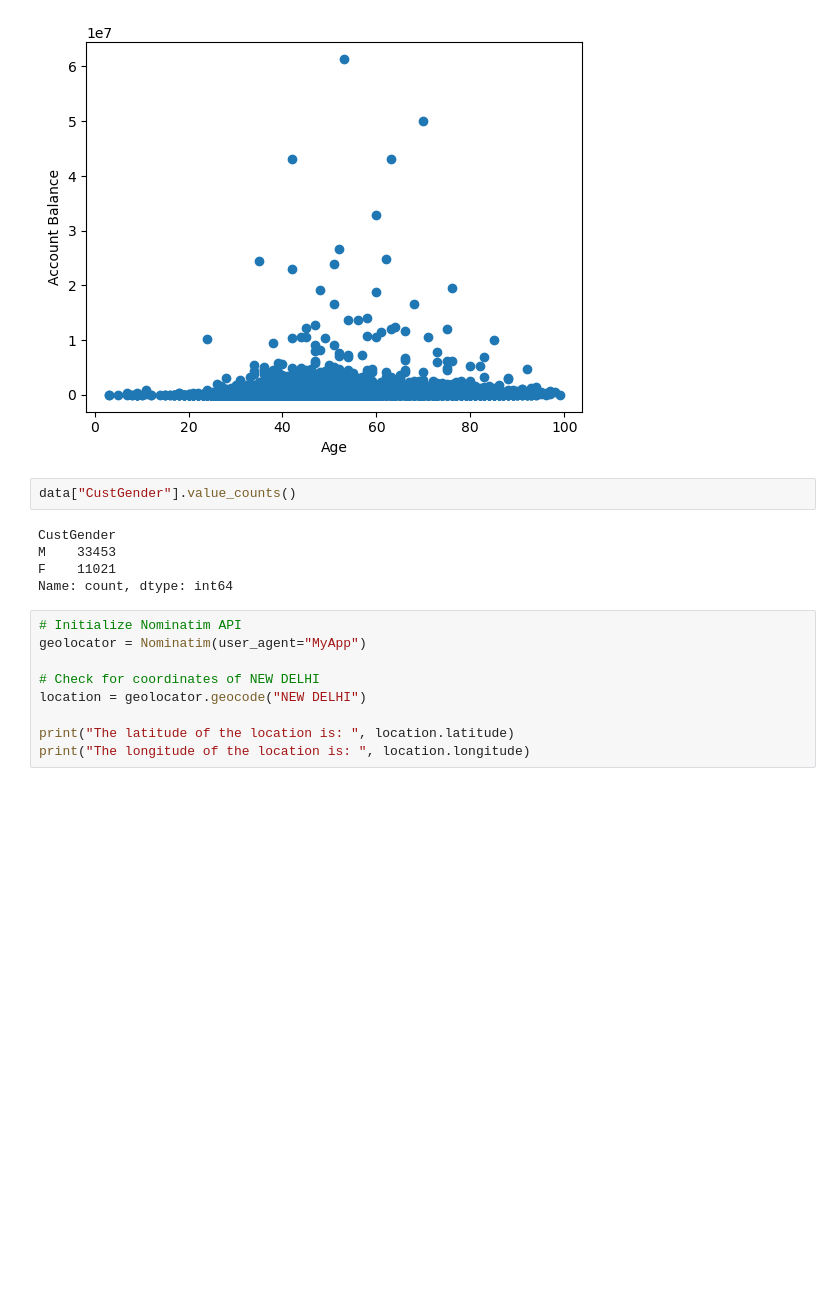
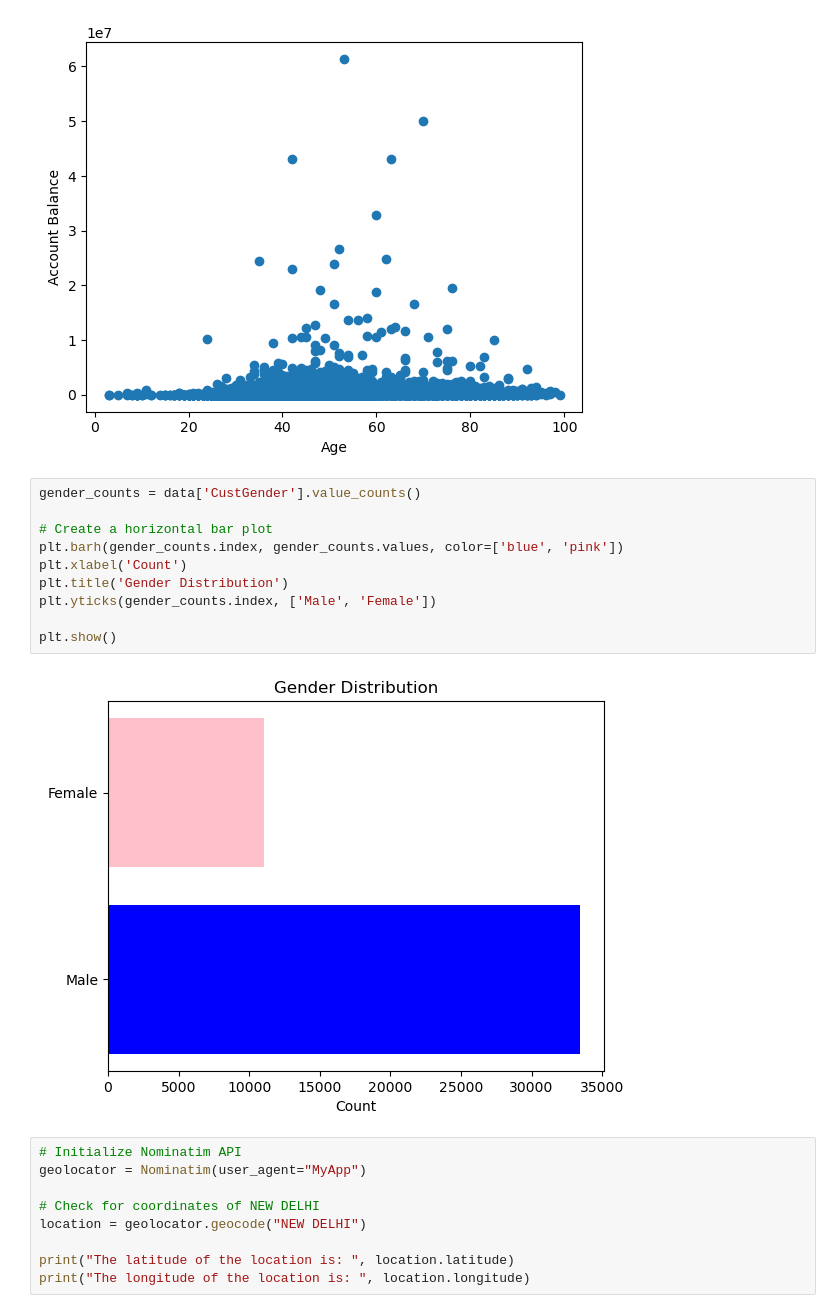
Before and after one commit to AdmirPapic/bank_customers, a Jupyter notebook: data_analysis.ipynb, the cells around one changed output. Cells and saved outputs as stored; diff of their text form; blank space fills up the shorter version.

```diff
--- a/data_analysis.ipynb
+++ b/data_analysis.ipynb
@@ -86,13 +86,18 @@ plt.ylabel('Account Balance')
 plt.show()
 # %% [output]
 [figure]
-# %%
-data["CustGender"].value_counts()
-# %% [output]
-CustGender
-M    33453
-F    11021
-Name: count, dtype: int64
+# %%
+gender_counts = data['CustGender'].value_counts()
+
+# Create a horizontal bar plot
+plt.barh(gender_counts.index, gender_counts.values, color=['blue', 'pink'])
+plt.xlabel('Count')
+plt.title('Gender Distribution')
+plt.yticks(gender_counts.index, ['Male', 'Female'])
+
+plt.show()
+# %% [output]
+[figure, added]
 # %%
 # Initialize Nominatim API
 geolocator = Nominatim(user_agent="MyApp")
```
Also changed, not shown: 1 other file.
